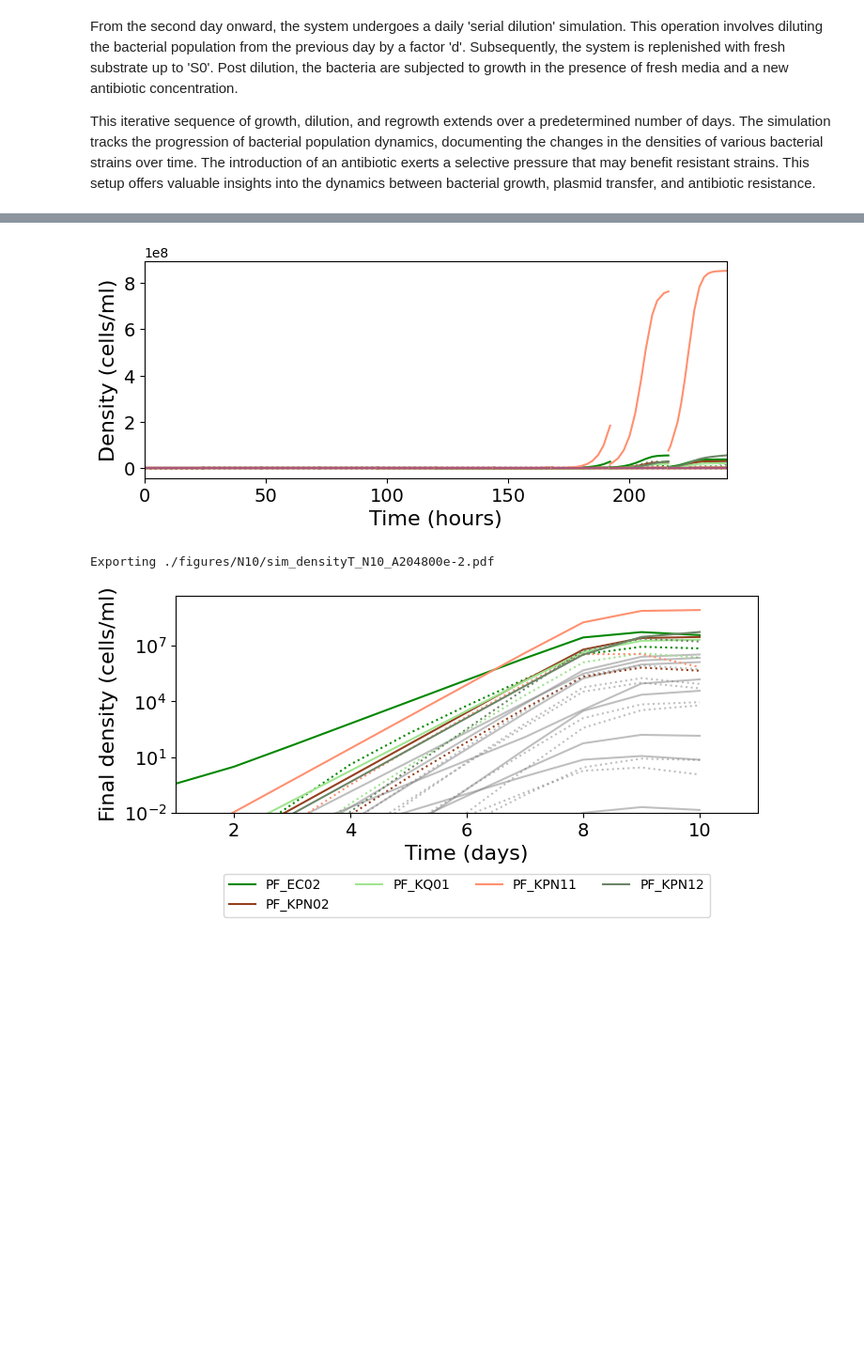
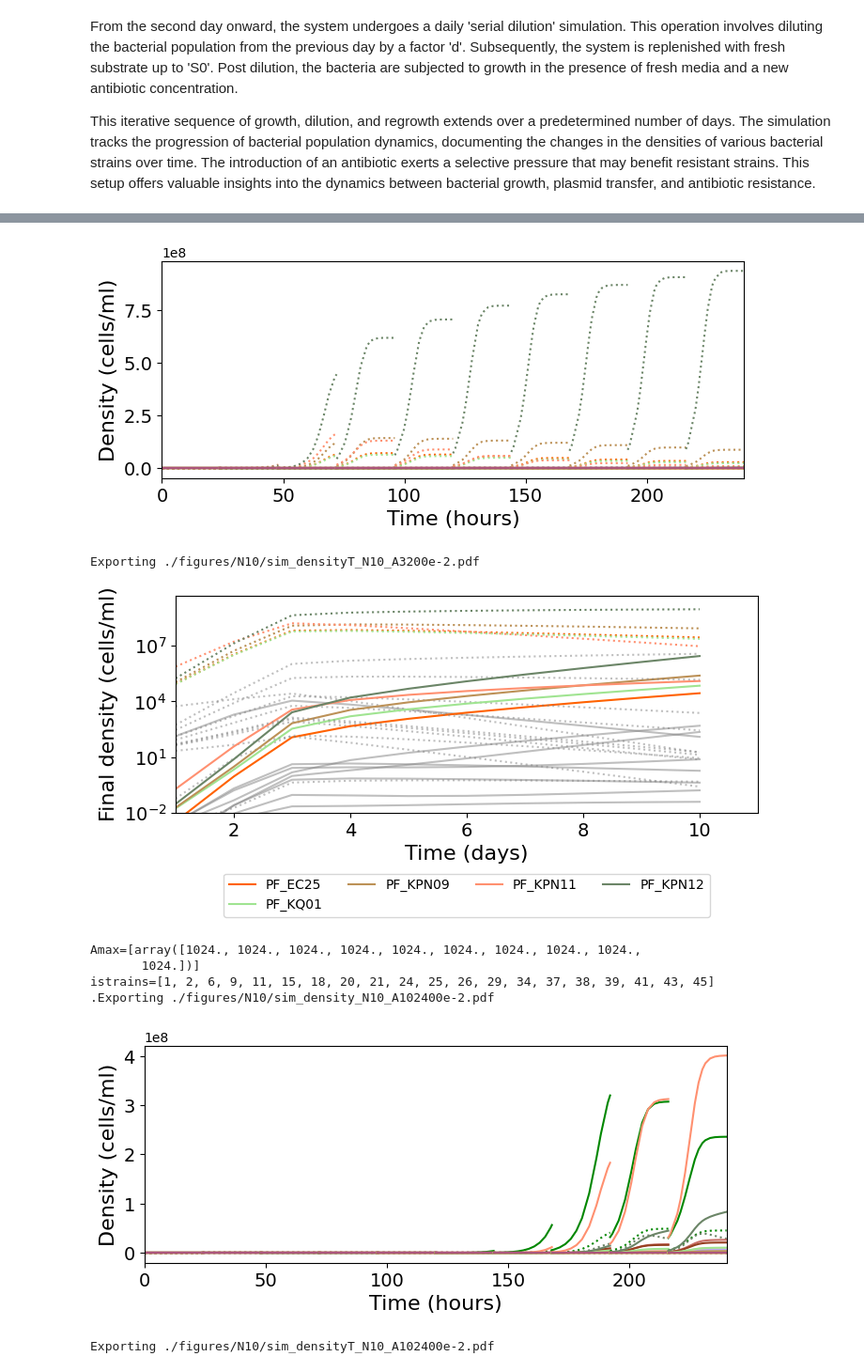
Before and after one commit to ccg-esb/EvK, a Jupyter notebook: py_pOXA48_SI3_multistrain.ipynb, the cells around one changed output, grey strips where cells are left out. Shown at 94% size. Drawn from its saved outputs; the diff is of its cells as text; code cells hidden in the pictures; blank space fills up the shorter version.

Commit message:
Modeling plasmid dynamics in multistrain population

```diff
--- a/py_pOXA48_SI3_multistrain.ipynb
+++ b/py_pOXA48_SI3_multistrain.ipynb
@@ -384,6 +506,24 @@ def simulate_environments_multistrain(model_params, istrains, Es, type_experimen
 
 
 def plotTransfers(istrains, t_list, ys_list, strains_params_list,  save_path=''):
+    """
+    Plots the simulation results, displaying the biomass densities over time.
+
+    Parameters:
+    istrains: list
+        List of strains included in the simulations.
+    t_list: list of lists
+        Each sublist contains the time points for one simulation.
+    ys_list: list of lists
+        Each sublist contains the biomass densities at each time point for one simulation.
+    strains_params_list: list of dicts
+        Each dictionary contains the parameters for each strain for one simulation.
+    save_path: str, optional
+        If provided, the plot will be saved at this path. Defaults to '' (not saving the plot).
+
+    Returns:
+    None
+    """
     num_strains = int(len(strains_params_list[0]['strain']) / 2)
     num_days = len(t_list)
 
@@ -506,15 +680,15 @@ def plotTransfersFinalPoint(istrains, t_list, ys_list, strains_params_list, save
 # %%
-#istrains=[24]
+
 istrains=strains_subset
 
 
-for Amax in [0.0, 2**11]: #Amax_values:
-  Es_norm=[np.ones(num_days)]
-  this_Es = [Amax * e for e in Es_norm]
-  print("Amax=%s"%this_Es)
+for Amax in [0, 2**5, 2**10]: # Amax_values:
+  As_norm=[np.ones(num_days)]
+  this_As = [Amax * a for a in As_norm]
+  print("Amax=%s"%this_As)
   print("istrains=%s"%istrains)
 
-  Btots, BpEs, BpKs, BfEs, BfKs, freqpEs, freqpKs, ts, ys, params = simulate_environments_multistrain(model_params, istrains, this_Es, type_experiment)
+  Btots, BpEs, BpKs, BfEs, BfKs, freqpEs, freqpKs, ts, ys, params = simulate_environments_multistrain(model_params, istrains, this_As, type_experiment)
 
   for i, E in enumerate(this_Es):
     density_path="%ssim_density_N%s_A%se-2.pdf"%(figPathN, num_days, Amax*100)
@@ -536,3 +709,9 @@ istrains=[1, 2, 6, 9, 11, 15, 18, 20, 21, 24, 25, 26, 29, 34, 37, 38, 39, 41, 43
-[figure, old version]
+[figure, new version]
-Exporting ./figures/N10/sim_densityT_N10_A204800e-2.pdf
+Exporting ./figures/N10/sim_densityT_N10_A3200e-2.pdf
-[figure, old version]
+[figure, new version]
+Amax=[array([1024., 1024., 1024., 1024., 1024., 1024., 1024., 1024., 1024.,
+       1024.])]
+istrains=[1, 2, 6, 9, 11, 15, 18, 20, 21, 24, 25, 26, 29, 34, 37, 38, 39, 41, 43, 45]
+.Exporting ./figures/N10/sim_density_N10_A102400e-2.pdf
+[figure, added]
+Exporting ./figures/N10/sim_densityT_N10_A102400e-2.pdf
```
Also changed, not shown: parts of 23 cells of this notebook.
